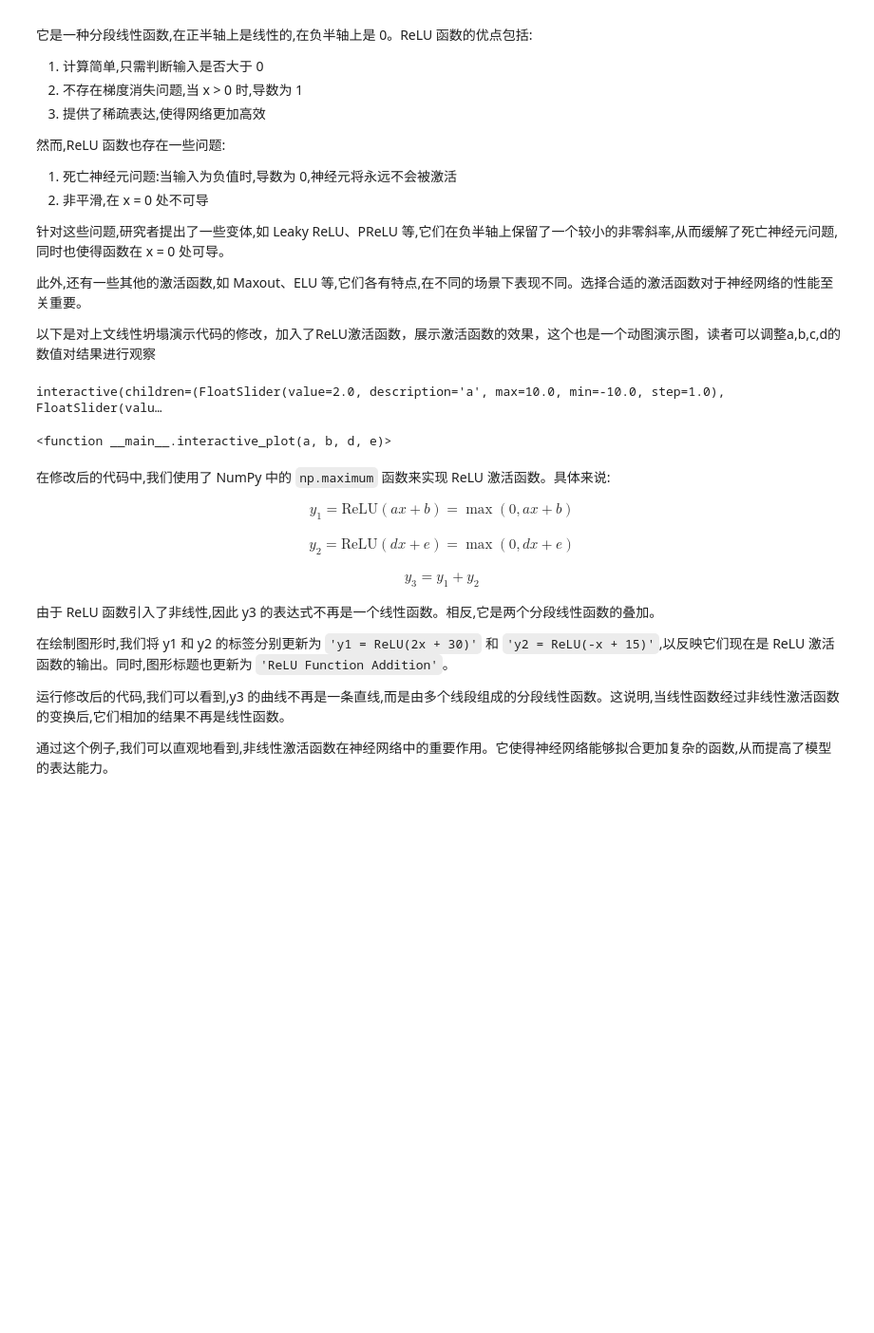
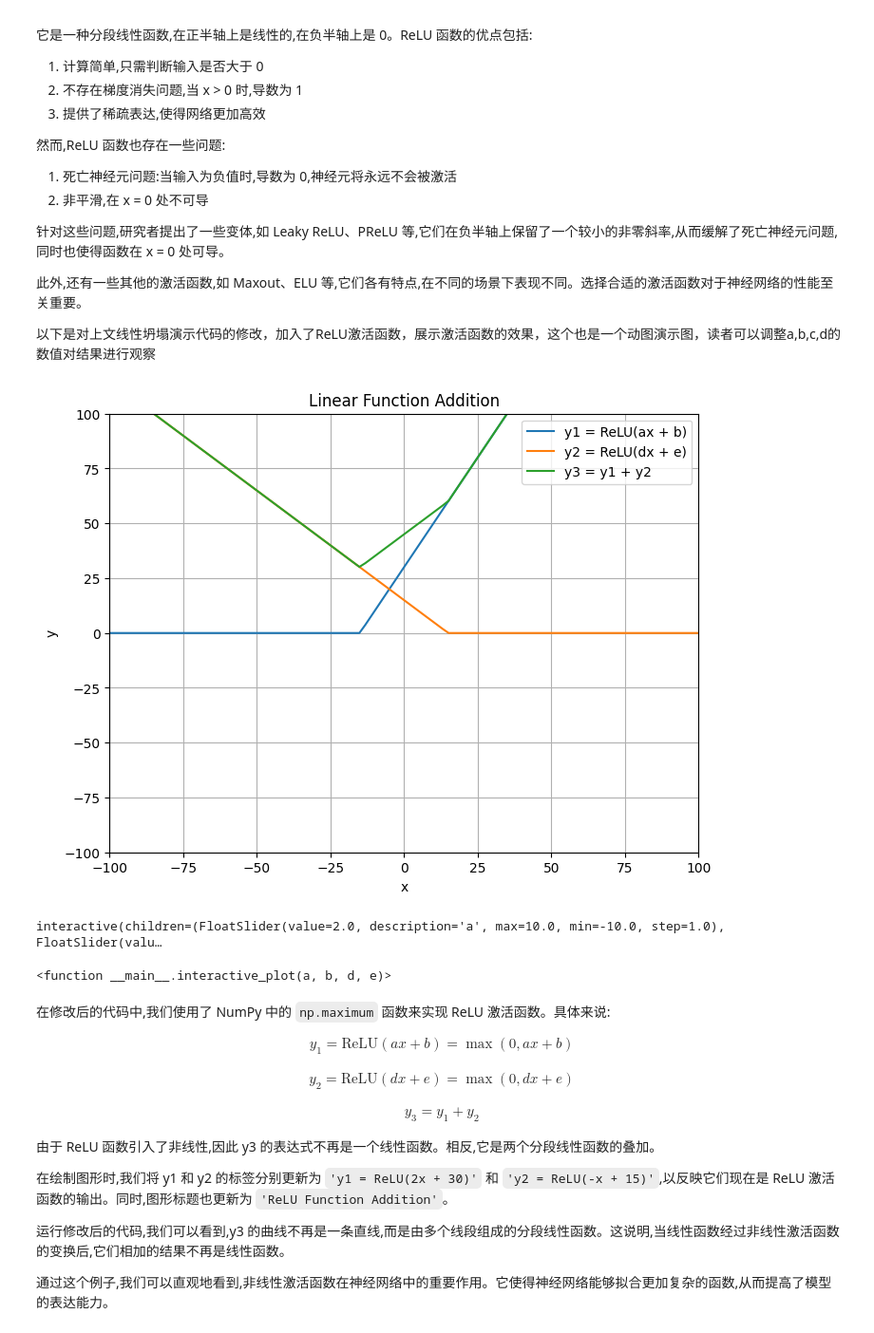
Before and after one commit to DamonDeng/GenAICoreTech, a Jupyter notebook: cn/001_vector_mlp.ipynb, the cells around one changed output. Shown: that part at 95% size. Drawn from its saved outputs; the diff is of its cells as text; code cells hidden in the pictures; blank space fills up the shorter version.

```diff
--- a/cn/001_vector_mlp.ipynb
+++ b/cn/001_vector_mlp.ipynb
@@ -522,15 +522,20 @@ def interactive_plot(a, b, d, e):
     plt.title('Linear Function Addition')
     plt.grid(True)
     plt.show()
-
-interact(interactive_plot,
-         a=FloatSlider(min=-10., max=10., step=1, value=2, description='a'),
-         b=FloatSlider(min=-100., max=100., step=1, value=30, description='b'),
-         d=FloatSlider(min=-10., max=10., step=1, value=-1, description='c'),
-         e=FloatSlider(min=-100., max=100., step=1, value=15, description='d'))
-# %% [output]
-interactive(children=(FloatSlider(value=2.0, description='a', max=10.0, min=-10.0, step=1.0), FloatSlider(valu…
-<function __main__.interactive_plot(a, b, d, e)>
+# %%
+interactive_plot(2,30,-1,15)
+# %% [output]
+[figure, added]
+# %%
+
+interact(interactive_plot,
+         a=FloatSlider(min=-10., max=10., step=1, value=2, description='a'),
+         b=FloatSlider(min=-100., max=100., step=1, value=30, description='b'),
+         d=FloatSlider(min=-10., max=10., step=1, value=-1, description='c'),
+         e=FloatSlider(min=-100., max=100., step=1, value=15, description='d'))
+# %% [output]
+interactive(children=(FloatSlider(value=2.0, description='a', max=10.0, min=-10.0, step=1.0), FloatSlider(valu…
+<function __main__.interactive_plot(a, b, d, e)>
 # %% [markdown]
 
 
```
